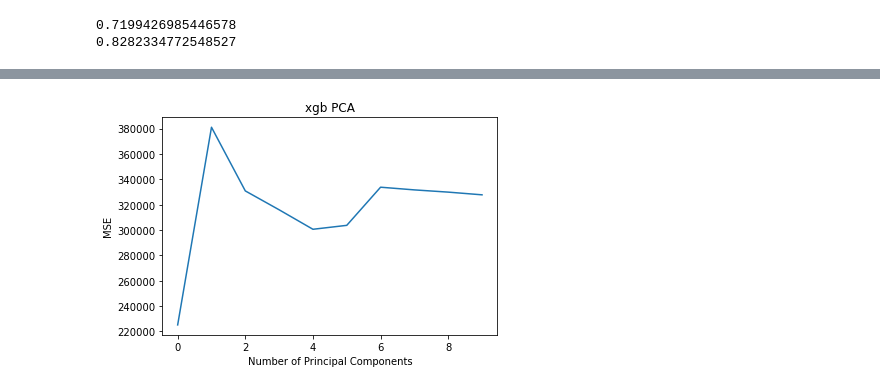
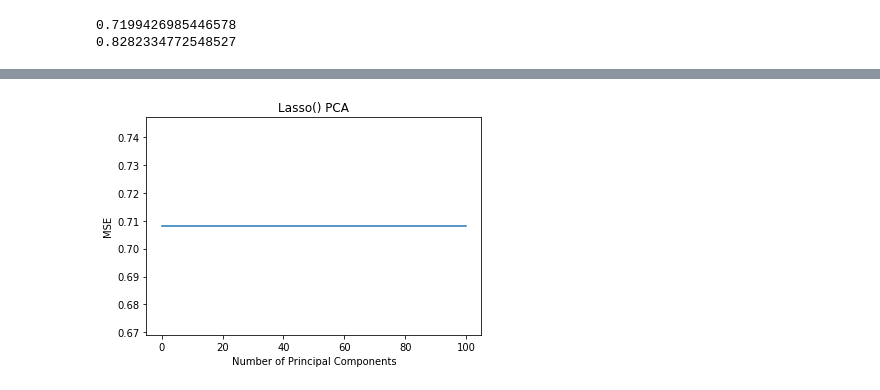
Before and after one commit to seangao14/pstat131proj, a Jupyter notebook: playground.ipynb, the cells around one changed output, grey strips where cells are left out. Saved outputs shown, nothing was run; the diff lists cells and outputs as text; code cells hidden in the pictures.

```diff
--- a/playground.ipynb
+++ b/playground.ipynb
@@ -545,10 +464,10 @@ pca_plot(KNeighborsRegressor())
 # %%
 from xgboost import XGBRegressor
 
-pca_plot(XGBRegressor())
+plot_pca(XGBRegressor())
-# %% [output]
-[figure, removed]
 # %%
 from sklearn.linear_model import Lasso
 
-pca_plot(Lasso())
+plot_pca(Lasso(), X_train, np.log(Y_train))
+# %% [output]
+[figure, added]
```
Also changed, not shown: parts of 8 cells of this notebook.
